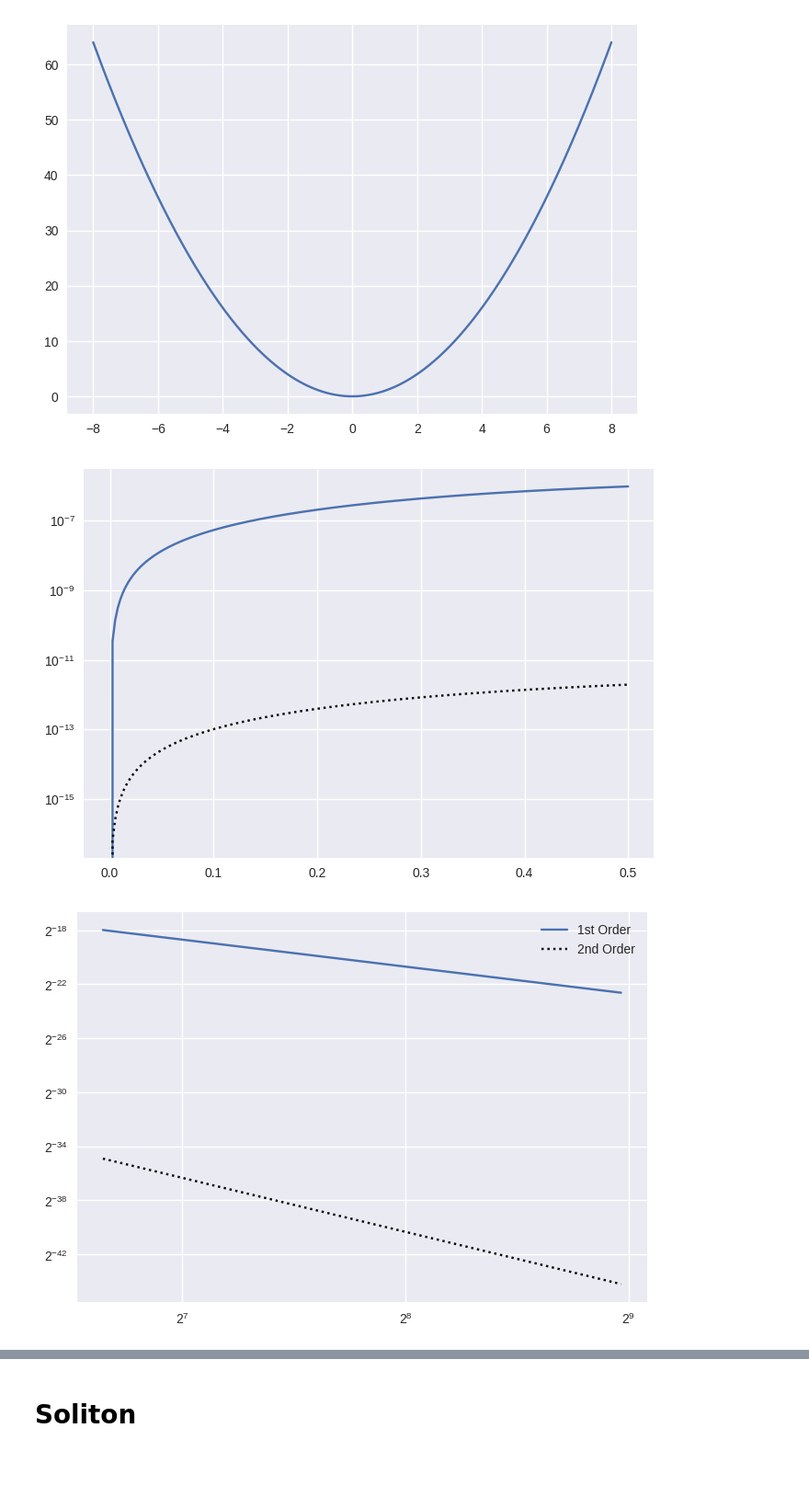
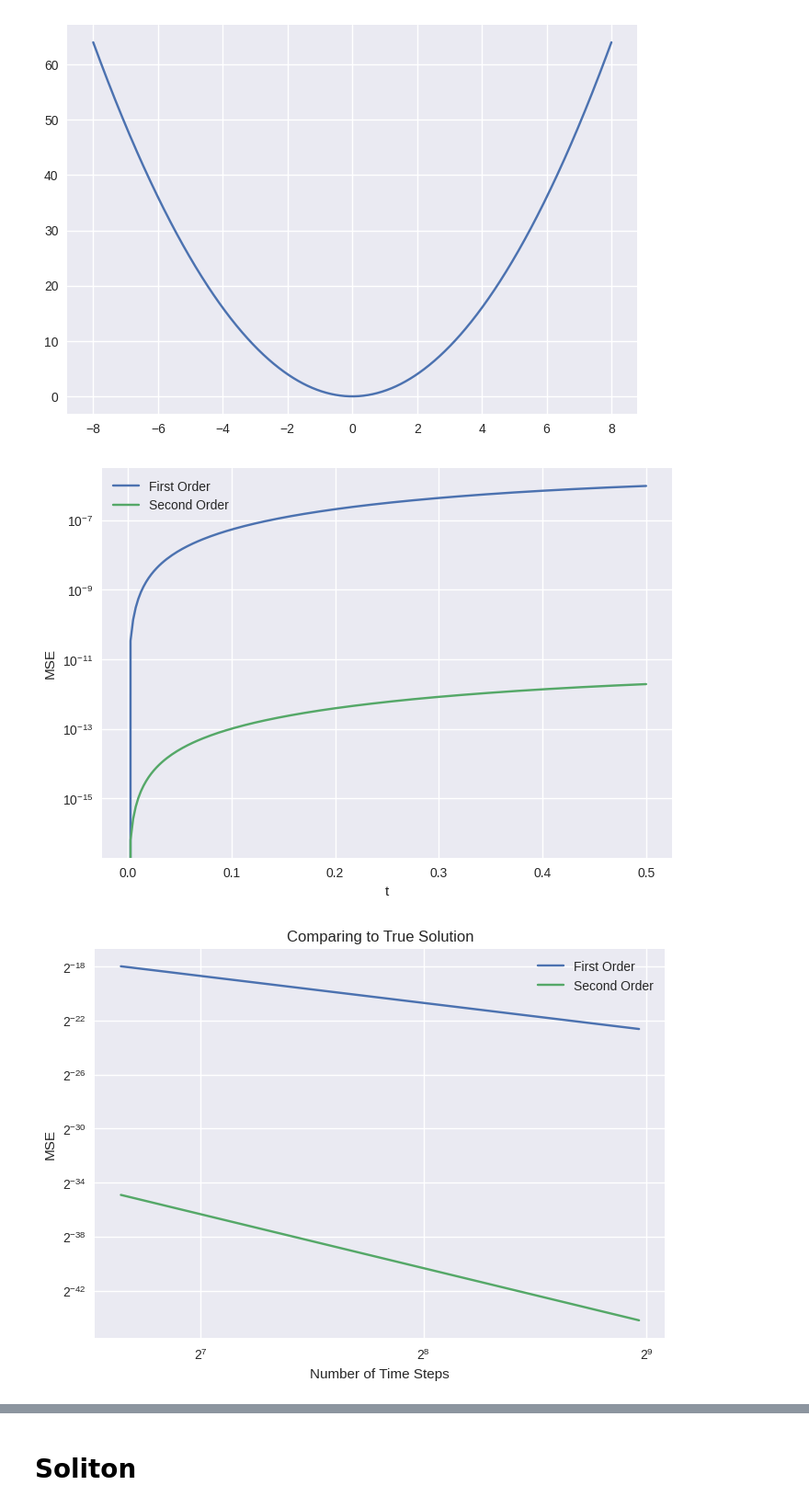
Before and after one commit to samco7/digital-quantum-simulation, a Jupyter notebook: classical/classical_runs.ipynb, the cells around one changed output, grey strips where cells are left out. Shown at 92% size. Saved outputs shown, nothing was run; the diff lists cells and outputs as text; code cells hidden in the pictures; blank space fills up the shorter version.

```diff
--- a/classical/classical_runs.ipynb
+++ b/classical/classical_runs.ipynb
@@ -62,30 +62,35 @@ for i in range(k + 1):
     error2.append(np.mean(np.abs(states2[i, :] - true_sol(x_grid1, t_grid1[i]))**2))
     # error1.append(np.mean(np.abs(states1[i, :] - fake_true_sol[int(k_true/k*i), :][::2**(n_true - n)])**2))
     # error2.append(np.mean(np.abs(states2[i, :] - fake_true_sol[int(k_true/k*i), :][::2**(n_true - n)])**2))
-plt.semilogy(t_grid1, error1)
-plt.semilogy(t_grid2, error2, ':k')
+plt.semilogy(t_grid1, error1, label='First Order')
+plt.semilogy(t_grid2, error2, label='Second Order')
+plt.legend()
+plt.xlabel('t')
+plt.ylabel('MSE')
 plt.show()
 # %% [output]
-[figure, old version]
+[figure, new version]
 # %%
 n = 100
 k_vals = [100, 200, 300, 400, 500]
 error1, error2 = [], []
 i = 0
 
 
 for k in k_vals:
     states1, t_grid1, x_grid1 = time_evolve_1(potential, lambda x: true_sol(x, 0), n, L, k, T, f, D=1)
     states2, t_grid2, x_grid2 = time_evolve_2(potential, lambda x: true_sol(x, 0), n, L, k, T, f, D=1)
     error1.append(np.mean(np.abs(states1[-1, :] - true_sol(x_grid1, t_grid1[-1]))**2))
     error2.append(np.mean(np.abs(states2[-1, :] - true_sol(x_grid1, t_grid1[-1]))**2))
     i += 1
 
-plt.loglog(k_vals, error1, base=2)
-plt.loglog(k_vals, error2, base=2, linestyle=':', color='k')
-plt.legend(['1st Order', '2nd Order'])
-# plt.axis('equal')
+plt.loglog(k_vals, error1, base=2, label='First Order')
+plt.loglog(k_vals, error2, base=2, label='Second Order')
+plt.legend()
+plt.xlabel('Number of Time Steps')
+plt.ylabel('MSE')
+plt.title('Comparing to True Solution')
 plt.show()
 # %% [output]
-[figure, old version]
+[figure, new version]
 # %%
```
Also changed, not shown: parts of 3 cells of this notebook, 6 other files.
